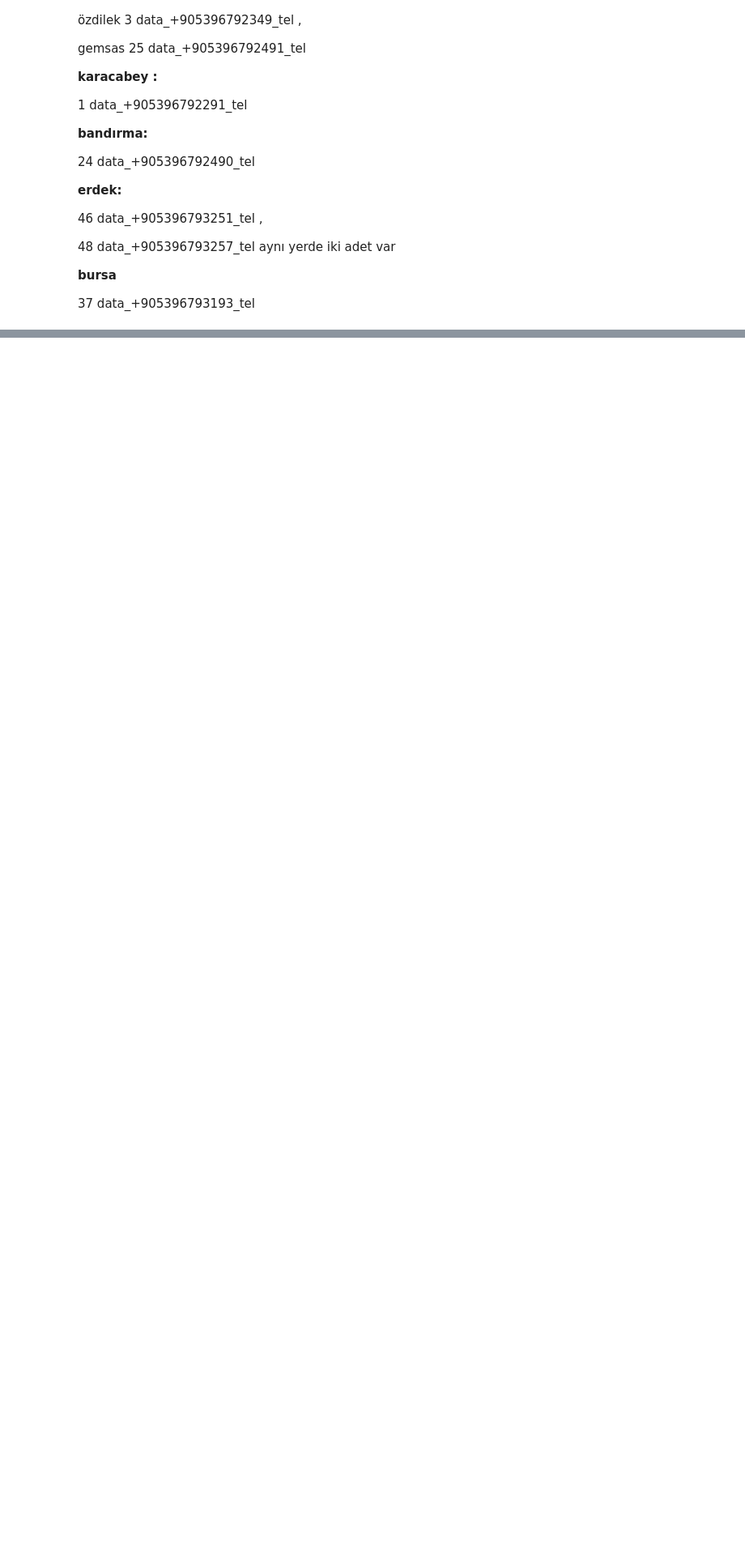
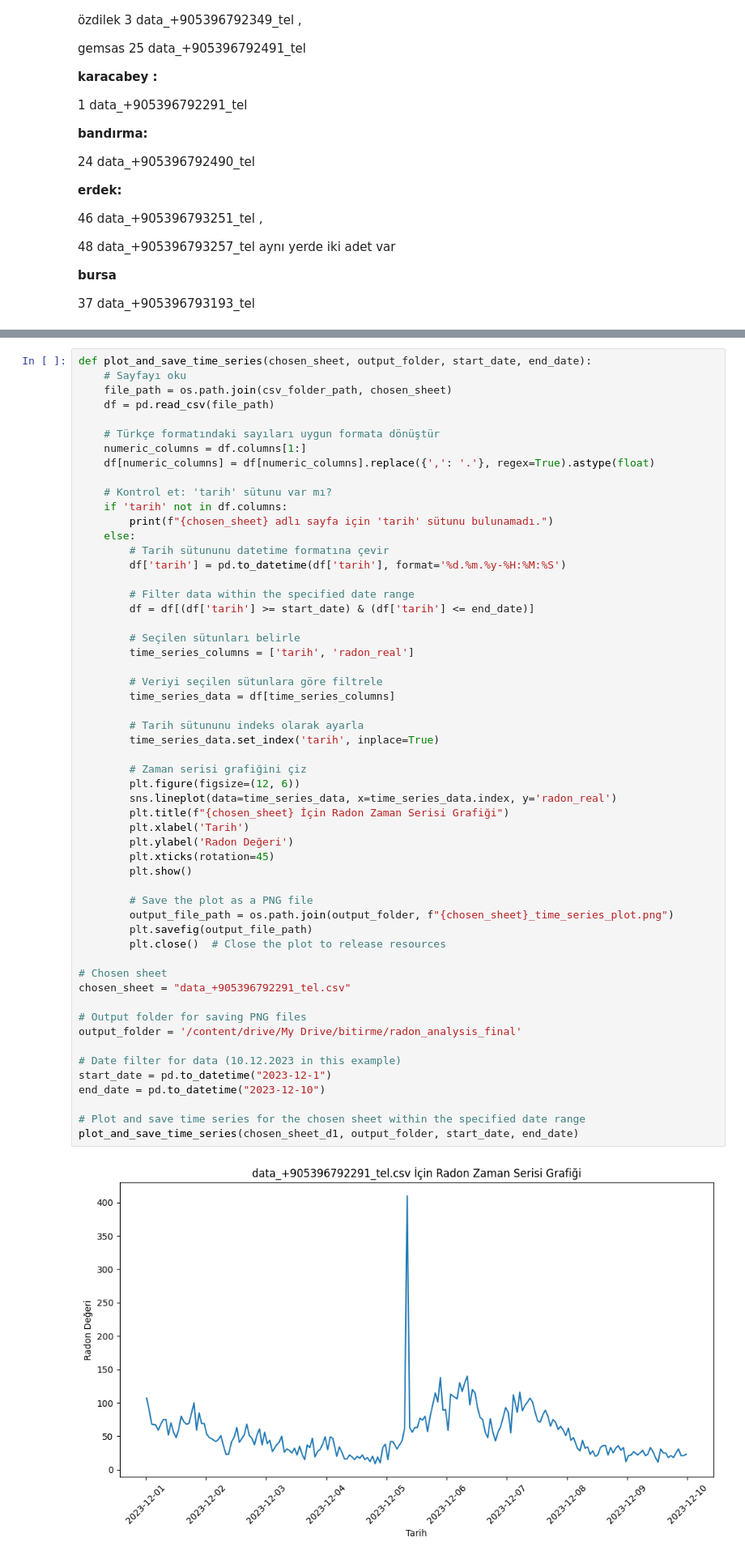
Before and after one commit to beriaacan/Radon-Analysis-with-Deep-Learning-Algorithms, a Jupyter notebook: 2_Data_Analysis.ipynb, the cells around one changed output, grey strips where cells are left out. Shown at 81% size. Saved outputs shown, nothing was run; the diff lists cells and outputs as text; blank space fills up the shorter version.

```diff
--- a/2_Data_Analysis.ipynb
+++ b/2_Data_Analysis.ipynb
@@ -168,3 +168,60 @@ for sheet in chosen_sheets:
 [figure]
 [figure]
 [figure]
+# %%
+def plot_and_save_time_series(chosen_sheet, output_folder, start_date, end_date):
+    # Sayfayı oku
+    file_path = os.path.join(csv_folder_path, chosen_sheet)
+    df = pd.read_csv(file_path)
+
+    # Türkçe formatındaki sayıları uygun formata dönüştür
+    numeric_columns = df.columns[1:]
+    df[numeric_columns] = df[numeric_columns].replace({',': '.'}, regex=True).astype(float)
+
+    # Kontrol et: 'tarih' sütunu var mı?
+    if 'tarih' not in df.columns:
+        print(f"{chosen_sheet} adlı sayfa için 'tarih' sütunu bulunamadı.")
+    else:
+        # Tarih sütununu datetime formatına çevir
+        df['tarih'] = pd.to_datetime(df['tarih'], format='%d.%m.%y-%H:%M:%S')
+
+        # Filter data within the specified date range
+        df = df[(df['tarih'] >= start_date) & (df['tarih'] <= end_date)]
+
+        # Seçilen sütunları belirle
+        time_series_columns = ['tarih', 'radon_real']
+
+        # Veriyi seçilen sütunlara göre filtrele
+        time_series_data = df[time_series_columns]
+
+        # Tarih sütununu indeks olarak ayarla
+        time_series_data.set_index('tarih', inplace=True)
+
+        # Zaman serisi grafiğini çiz
+        plt.figure(figsize=(12, 6))
+        sns.lineplot(data=time_series_data, x=time_series_data.index, y='radon_real')
+        plt.title(f"{chosen_sheet} İçin Radon Zaman Serisi Grafiği")
+        plt.xlabel('Tarih')
+        plt.ylabel('Radon Değeri')
+        plt.xticks(rotation=45)
+        plt.show()
+
+        # Save the plot as a PNG file
+        output_file_path = os.path.join(output_folder, f"{chosen_sheet}_time_series_plot.png")
+        plt.savefig(output_file_path)
+        plt.close()  # Close the plot to release resources
+
+# Chosen sheet
+chosen_sheet = "data_+905396792291_tel.csv"
+
+# Output folder for saving PNG files
+output_folder = '/content/drive/My Drive/bitirme/radon_analysis_final'
+
+# Date filter for data (10.12.2023 in this example)
+start_date = pd.to_datetime("2023-12-1")
+end_date = pd.to_datetime("2023-12-10")
+
+# Plot and save time series for the chosen sheet within the specified date range
+plot_and_save_time_series(chosen_sheet_d1, output_folder, start_date, end_date)
+# %% [output]
+[figure, added]
```
Also changed, not shown: parts of 6 cells of this notebook.
